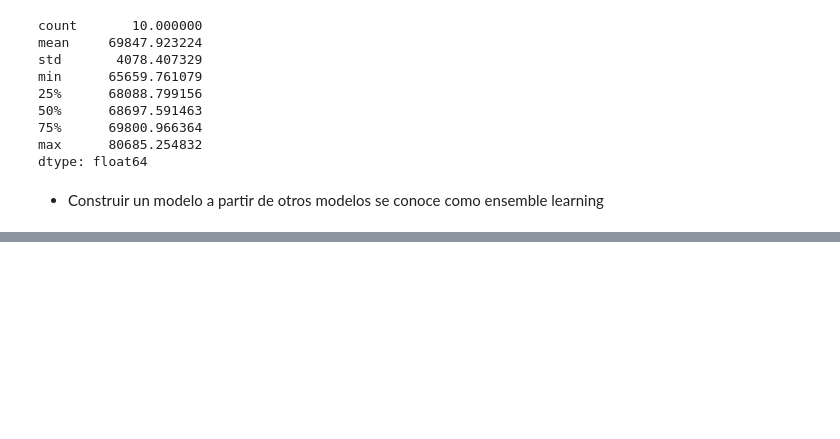
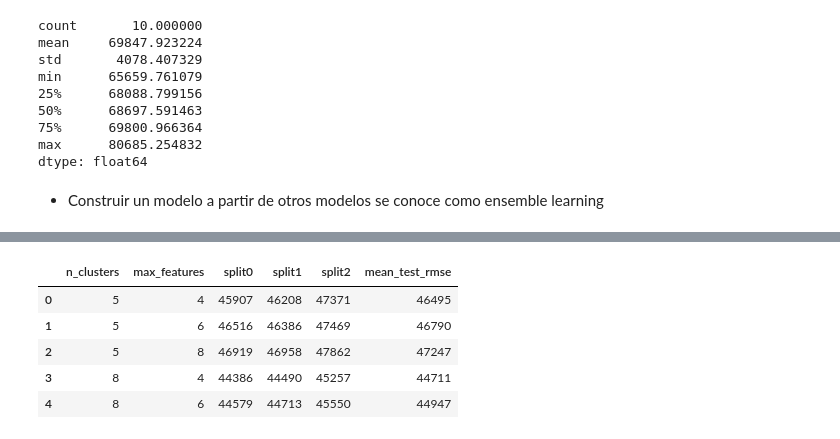
Before and after one commit to simon8889/ML-studying-notes, a Jupyter notebook: 02_end_to_end_machine_learning_project.ipynb, the cells around one changed output, grey strips where cells are left out. Saved outputs shown, nothing was run; the diff lists cells and outputs as text; code cells hidden in the pictures; blank space fills up the shorter version.

```diff
--- a/02_end_to_end_machine_learning_project.ipynb
+++ b/02_end_to_end_machine_learning_project.ipynb
@@ -1472,0 +1490,21 @@ forest_rmse
+# %%
+from sklearn.model_selection import GridSearchCV
+
+full_pipeline = Pipeline([
+	("preprocessing", preprocessing),
+	("random_forest", RandomForestRegressor(random_state=42))
+])
+
+param_grid = [
+	{
+		"preprocessing__geo__n_clusters": [5, 8, 10],
+  	 	"random_forest__max_features": [4, 6, 8]
+	},
+	{
+		"preprocessing__geo__n_clusters": [10, 15],
+  	 	"random_forest__max_features": [6, 8, 10]
+	}
+]
+
+grid_search = GridSearchCV(full_pipeline, param_grid, cv=3, scoring="neg_root_mean_squared_error")
+grid_search.fit(housing, housing_labels)
@@ -1472,0 +1559,17 @@ forest_rmse
+# %%
+cv_res = pd.DataFrame(grid_search.cv_results_)
+cv_res = cv_res[["param_preprocessing__geo__n_clusters",
+                 "param_random_forest__max_features", "split0_test_score",
+                 "split1_test_score", "split2_test_score", "mean_test_score"]]
+score_cols = ["split0", "split1", "split2", "mean_test_rmse"]
+cv_res.columns = ["n_clusters", "max_features"] + score_cols
+cv_res[score_cols] = -cv_res[score_cols].round().astype(np.int64)
+
+cv_res.head()
+# %% [output]
+|  | n_clusters | max_features | split0 | split1 | split2 | mean_test_rmse |
+| 0 | 5 | 4 | 45907 | 46208 | 47371 | 46495 |
+| 1 | 5 | 6 | 46516 | 46386 | 47469 | 46790 |
+| 2 | 5 | 8 | 46919 | 46958 | 47862 | 47247 |
+| 3 | 8 | 4 | 44386 | 44490 | 45257 | 44711 |
+| 4 | 8 | 6 | 44579 | 44713 | 45550 | 44947 |
```
Also changed, not shown: parts of 38 cells of this notebook, 1 other file.
